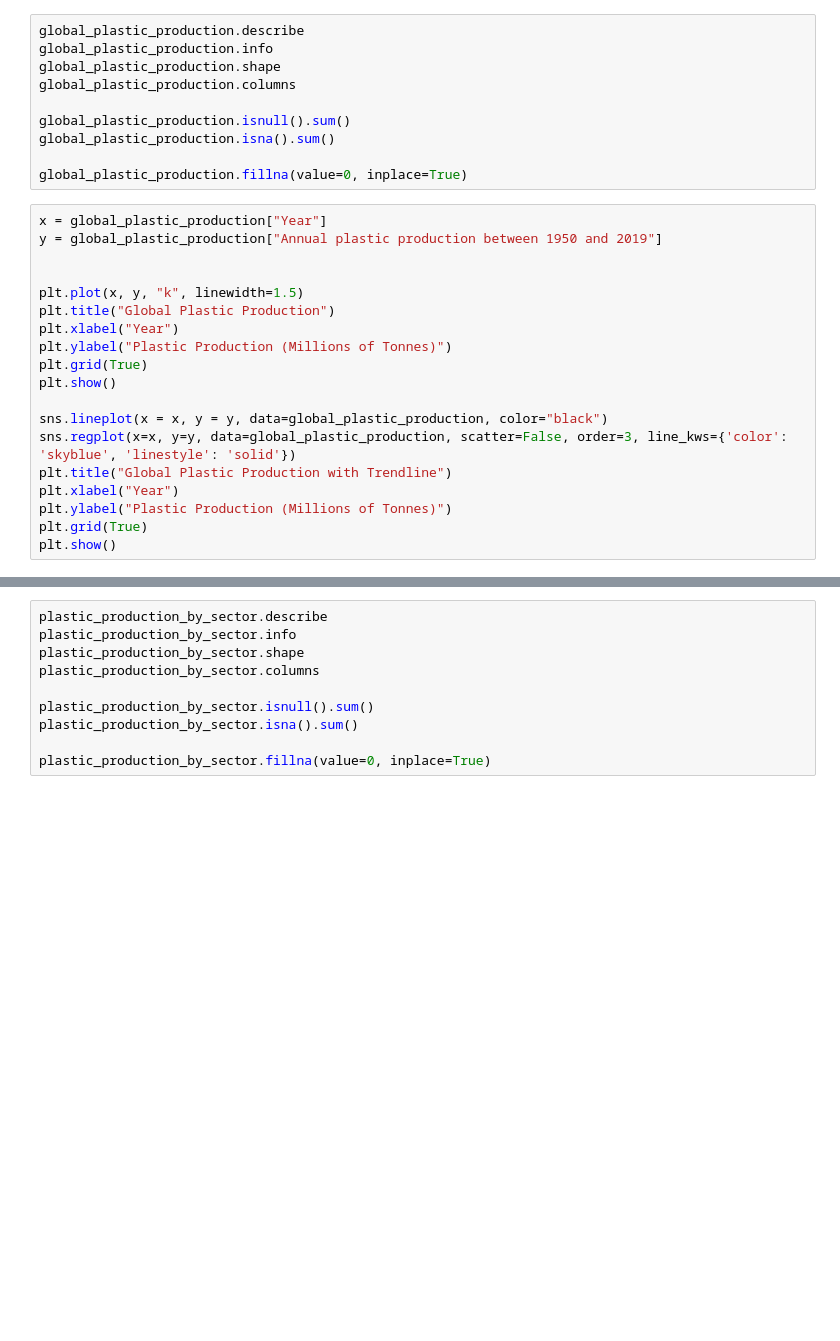
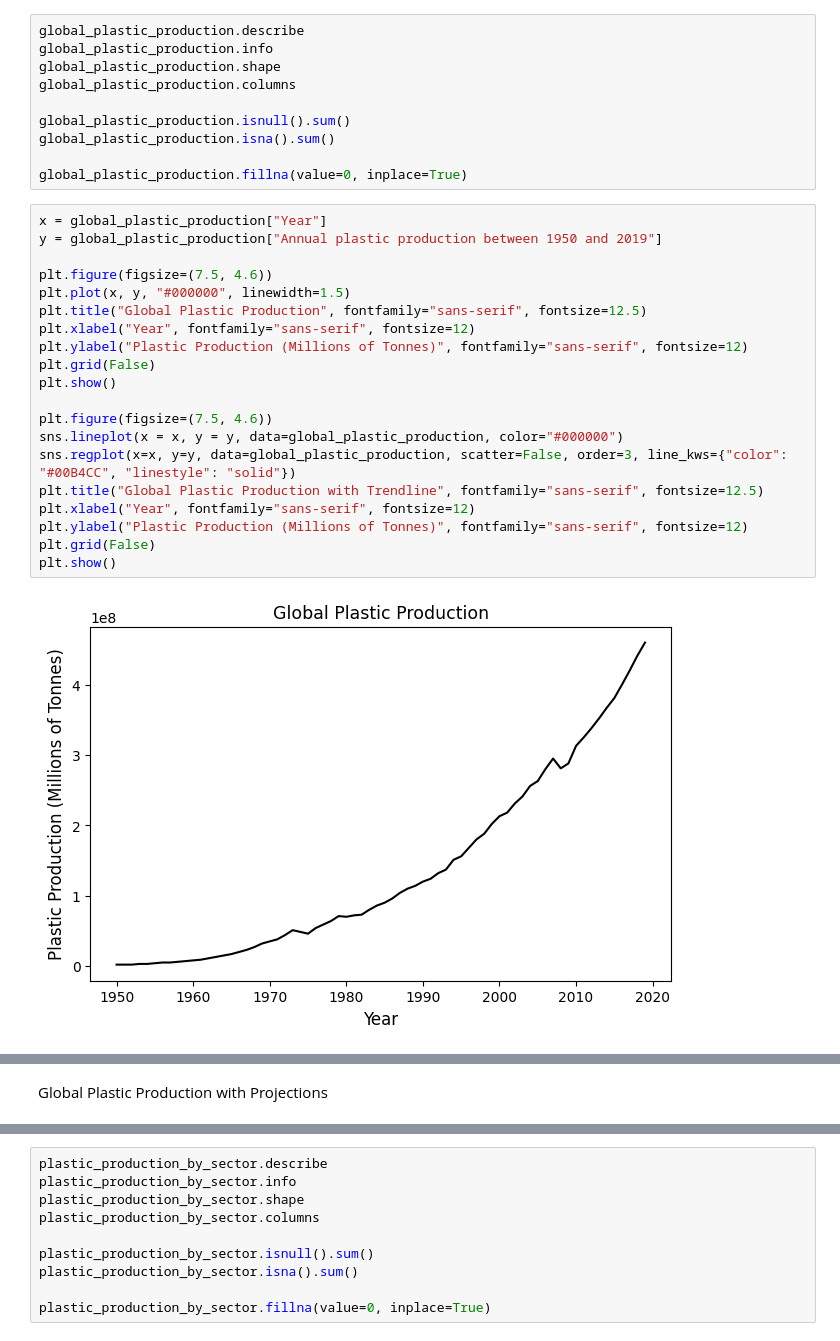
Before and after one commit to MarcoFer23/Data_Analysis_Projects, a Jupyter notebook: Python_Exercises/20231204_Epicode_Capstone_project.ipynb, the cells around one changed output, grey strips where cells are left out. Saved outputs shown, nothing was run; the diff lists cells and outputs as text; blank space fills up the shorter version.

Commit message:
Updated Version Capstone Project on 2023.12.07

```diff
--- a/Python_Exercises/20231204_Epicode_Capstone_project.ipynb
+++ b/Python_Exercises/20231204_Epicode_Capstone_project.ipynb
@@ -21,19 +37,22 @@ global_plastic_production.fillna(value=0, inplace=True)
 # %%
 x = global_plastic_production["Year"]
 y = global_plastic_production["Annual plastic production between 1950 and 2019"]
 
-
-plt.plot(x, y, "k", linewidth=1.5)
-plt.title("Global Plastic Production")
-plt.xlabel("Year")
-plt.ylabel("Plastic Production (Millions of Tonnes)")
-plt.grid(True)
+plt.figure(figsize=(7.5, 4.6))
+plt.plot(x, y, "#000000", linewidth=1.5)
+plt.title("Global Plastic Production", fontfamily="sans-serif", fontsize=12.5)
+plt.xlabel("Year", fontfamily="sans-serif", fontsize=12)
+plt.ylabel("Plastic Production (Millions of Tonnes)", fontfamily="sans-serif", fontsize=12)
+plt.grid(False)
 plt.show()
 
-sns.lineplot(x = x, y = y, data=global_plastic_production, color="black")
-sns.regplot(x=x, y=y, data=global_plastic_production, scatter=False, order=3, line_kws={'color': 'skyblue', 'linestyle': 'solid'})
-plt.title("Global Plastic Production with Trendline")
-plt.xlabel("Year")
-plt.ylabel("Plastic Production (Millions of Tonnes)")
-plt.grid(True)
+plt.figure(figsize=(7.5, 4.6))
+sns.lineplot(x = x, y = y, data=global_plastic_production, color="#000000")
+sns.regplot(x=x, y=y, data=global_plastic_production, scatter=False, order=3, line_kws={"color": "#00B4CC", "linestyle": "solid"})
+plt.title("Global Plastic Production with Trendline", fontfamily="sans-serif", fontsize=12.5)
+plt.xlabel("Year", fontfamily="sans-serif", fontsize=12)
+plt.ylabel("Plastic Production (Millions of Tonnes)", fontfamily="sans-serif", fontsize=12)
+plt.grid(False)
 plt.show()
+# %% [output]
+[figure, added]
@@ -40,3 +60,5 @@ plt.show()
+# %% [markdown]
+Global Plastic Production with Projections
 # %%
 global_plastic_production_projections_full = pd.read_csv("C:/Users/marco/Downloads/Capstone_Project/1. Produzione plastica/global-plastic-production-projections.csv", sep=",")
 global_plastic_production_projections_full
```
Also changed, not shown: parts of 55 cells of this notebook.
